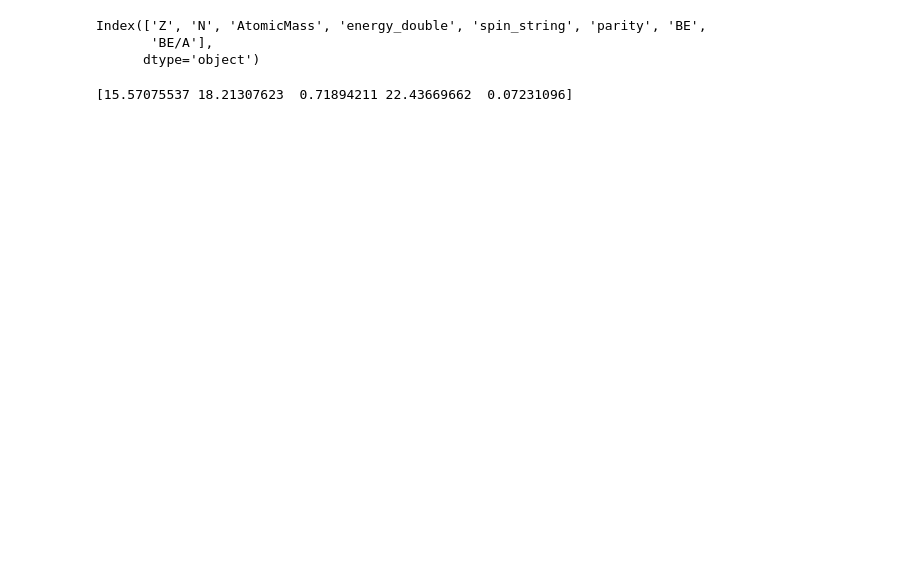
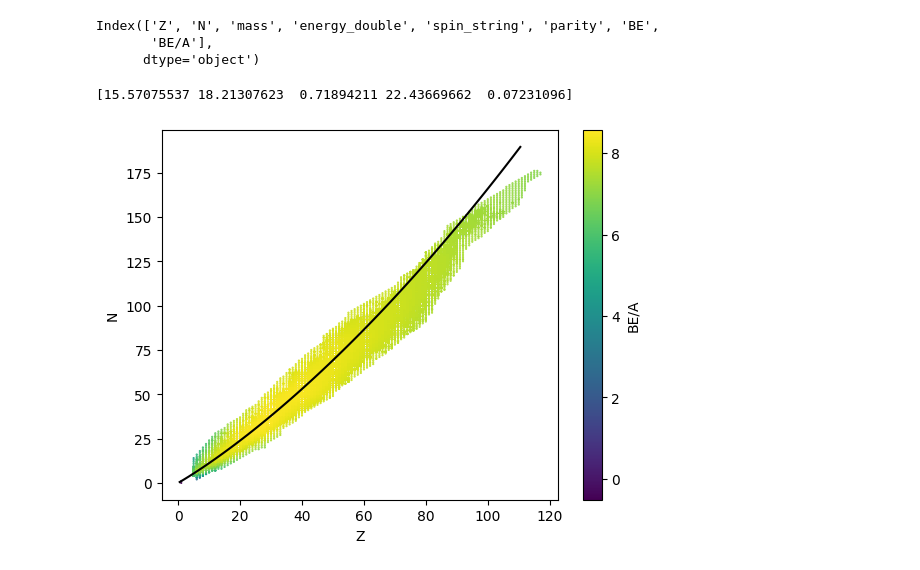
Before and after one commit to PJ29072004/MA203_Project, a Jupyter notebook: Main.ipynb, the cells around one changed output. Saved outputs shown, nothing was run; the diff lists cells and outputs as text; code cells hidden in the pictures; blank space fills up the shorter version.

```diff
--- a/Main.ipynb
+++ b/Main.ipynb
@@ -15,13 +15,13 @@ Data = Data.drop(toremove)
 N = Data["N"]
 Z = Data["Z"]
 A = N+Z
-M = Data["AtomicMass"] # in 'u'
+M = Data["mass"] # in 'u'
 BE = (N*n+Z*p-M)*uc2 # in MeV
 Data["BE"] = BE
 Data["BE/A"] = BE/A
 Data.columns
 # %% [output]
-Index(['Z', 'N', 'AtomicMass', 'energy_double', 'spin_string', 'parity', 'BE',
+Index(['Z', 'N', 'mass', 'energy_double', 'spin_string', 'parity', 'BE',
        'BE/A'],
       dtype='object')
 # %%
@@ -36,10 +36,21 @@ aVt = A
 aSt = -A**(2/3)
 aCt = -Z*(Z-1)*A**(-1/3)
 aAt = -((N-Z)**2)/A
-X = array([aVt,aSt,aCt,aAt,aPt]).T
-pseudoinverse = linalg.inv(X.T @ X) @ X.T
-coeff = dot(pseudoinverse,BE)
-aV,aS,aC,aA,aP = coeff
-print(coeff)
-# %% [output]
-[15.57075537 18.21307623  0.71894211 22.43669662  0.07231096]
+# %%
+X = array([aVt,aSt,aCt,aAt,aPt]).T
+y = array(BE)
+XTX = X.T @ X
+pseudoinverse = linalg.inv(XTX) @ X.T
+coeff = dot(pseudoinverse,y)
+aV,aS,aC,aA,aP = coeff
+print(coeff)
+Data = Data.drop(Data.index[:300])
+Data.plot.scatter("Z","N",color ="BE/A",s=0.3,colormap='viridis')
+A = linspace(1,300,100)
+Z = (4*aA+aC*A**(-1/3))/(8*aA/A + 2*aC*A**(-1/3))
+N = A-Z
+plot(Z,N,'black')
+show()
+# %% [output]
+[15.57075537 18.21307623  0.71894211 22.43669662  0.07231096]
+[figure, added]
```
Also changed, not shown: parts of 3 cells of this notebook, 2 other files.
